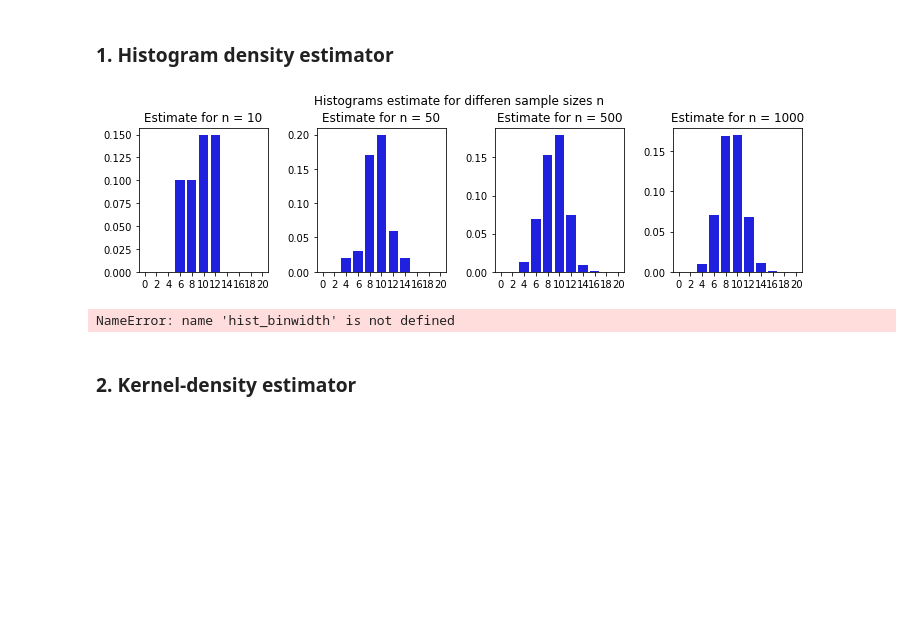
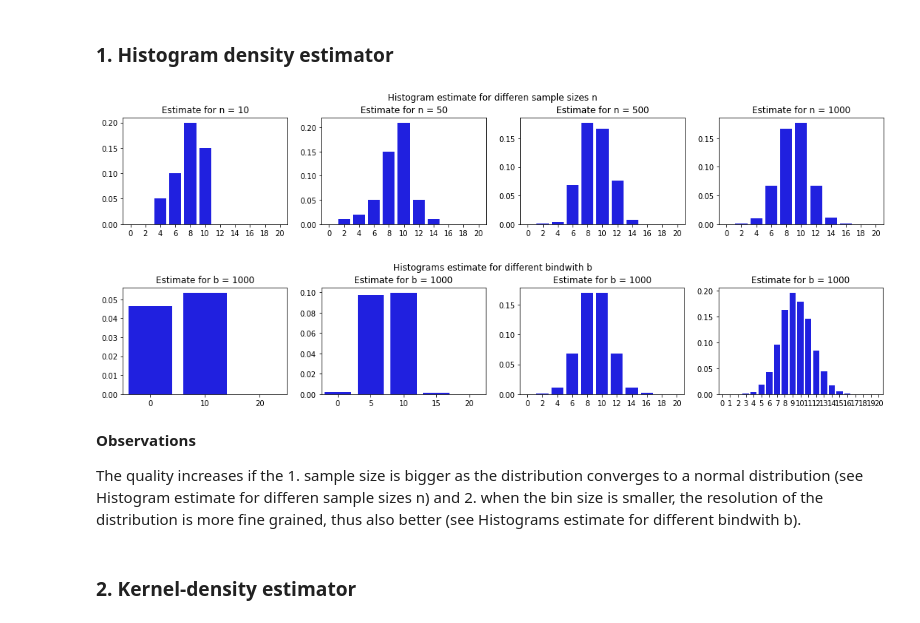
Before and after one commit to DorotheaMueller/statistics_assignments, a Jupyter notebook: ex_2.ipynb, the cells around one changed output. Drawn from its saved outputs; the diff is of its cells as text; code cells hidden in the pictures; blank space fills up the shorter version.

```diff
--- a/ex_2.ipynb
+++ b/ex_2.ipynb
@@ -815,24 +815,15 @@ hist_max = 20
 # %%
 binwidth = 2
 
-fig, axs = plt.subplots(1, len(all_sample_sizes), figsize = (10, 3))
+fig, axs = plt.subplots(1, len(all_sample_sizes), figsize = (15, 3))
 for ax, sample_size in zip(axs, all_sample_sizes):
     sample = np.random.normal(mu, np.sqrt(var), sample_size)
     pdf = histogram_density_estimator(hist_min, hist_max, binwidth, sample)
     bins = np.arange(hist_min, hist_max+1, binwidth)
     sns.barplot(bins, pdf, ax = ax, color='blue')
     ax.set_title(f"Estimate for n = {sample_size}")
 
 plt.tight_layout(rect=[0, 0.03, 1, 0.95])
-plt.suptitle("Histograms estimate for differen sample sizes n");
+plt.suptitle("Histogram estimate for differen sample sizes n");
 # %% [output]
-[figure, old version]
+[figure, new version]
-# %%
-mu = 10
-var = 4
-hist_min = 0
-hist_max = 20
-sample = np.random.normal(mu, np.sqrt(var), sample_size)
-pdf = histogram_density_estimator(hist_min, hist_max, hist_binwidth, sample)
-# %% [output]
-NameError: name 'hist_binwidth' is not defined
@@ -897,2 +830,21 @@ plt.bar(np.arange(len(pdf)), pdf)
+# %%
+sample_size = 1000
+
+fig, axs = plt.subplots(1, len(all_sample_sizes), figsize = (15, 3))
+for ax, binwidth in zip(axs, all_hist_binwidth):
+    sample = np.random.normal(mu, np.sqrt(var), sample_size)
+    pdf = histogram_density_estimator(hist_min, hist_max, binwidth, sample)
+    bins = np.arange(hist_min, hist_max+1, binwidth)
+    sns.barplot(bins, pdf, ax = ax, color='blue')
+    ax.set_title(f"Estimate for b = {sample_size}")
+
+plt.tight_layout(rect=[0, 0.03, 1, 0.95])
+plt.suptitle("Histograms estimate for different bindwith b");
+# %% [output]
+[figure, added]
+# %% [markdown]
+**Observations**
+
+The quality increases if the 1. sample size is bigger as the distribution converges to a normal distribution (see Histogram estimate for differen sample sizes n) and 2. when the bin size is smaller, the resolution of the distribution is more fine grained, thus also better (see Histograms estimate for different bindwith b).
 # %% [markdown]
 ### 2. Kernel-density estimator
```
Also changed, not shown: parts of 13 cells of this notebook.
